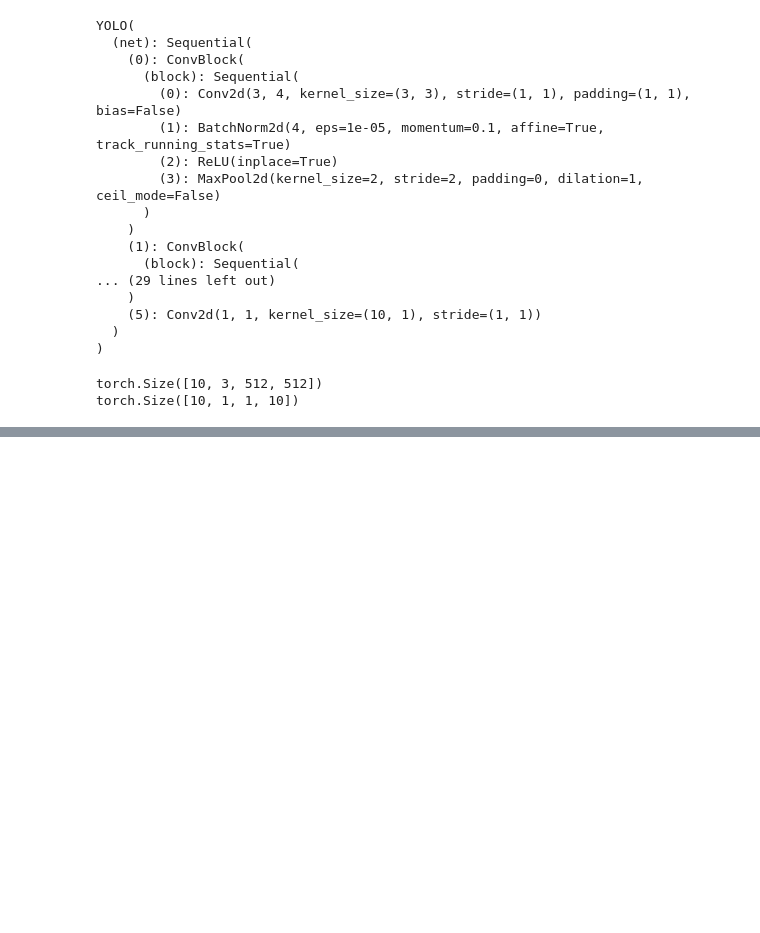
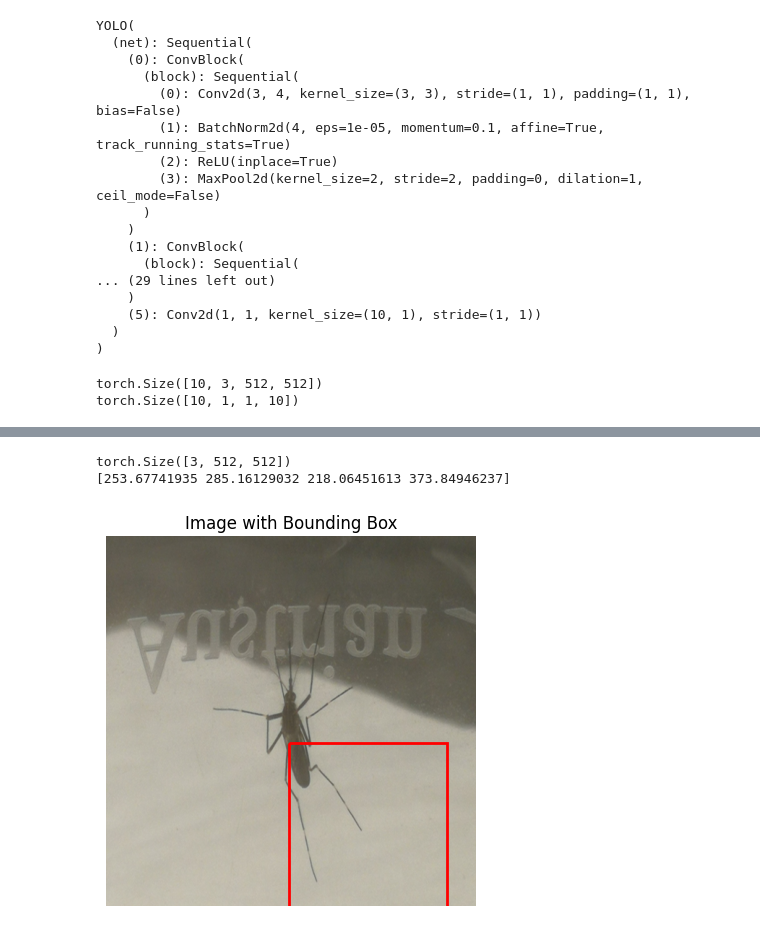
Before and after one commit to HarishSivakumaran/ML-Projects, a Jupyter notebook: yolo-object-detection.ipynb, the cells around one changed output, grey strips where cells are left out. Saved outputs shown, nothing was run; the diff lists cells and outputs as text; code cells hidden in the pictures; blank space fills up the shorter version.

```diff
--- a/yolo-object-detection.ipynb
+++ b/yolo-object-detection.ipynb
@@ -402,0 +449,6 @@ Validation Loss EPOCH 10: 0.7066
+# %%
+diplay_with_bb(img)
+# %% [output]
+torch.Size([3, 512, 512])
+[253.67741935 285.16129032 218.06451613 373.84946237]
+[figure, added]
```
Also changed, not shown: parts of 7 cells of this notebook.
